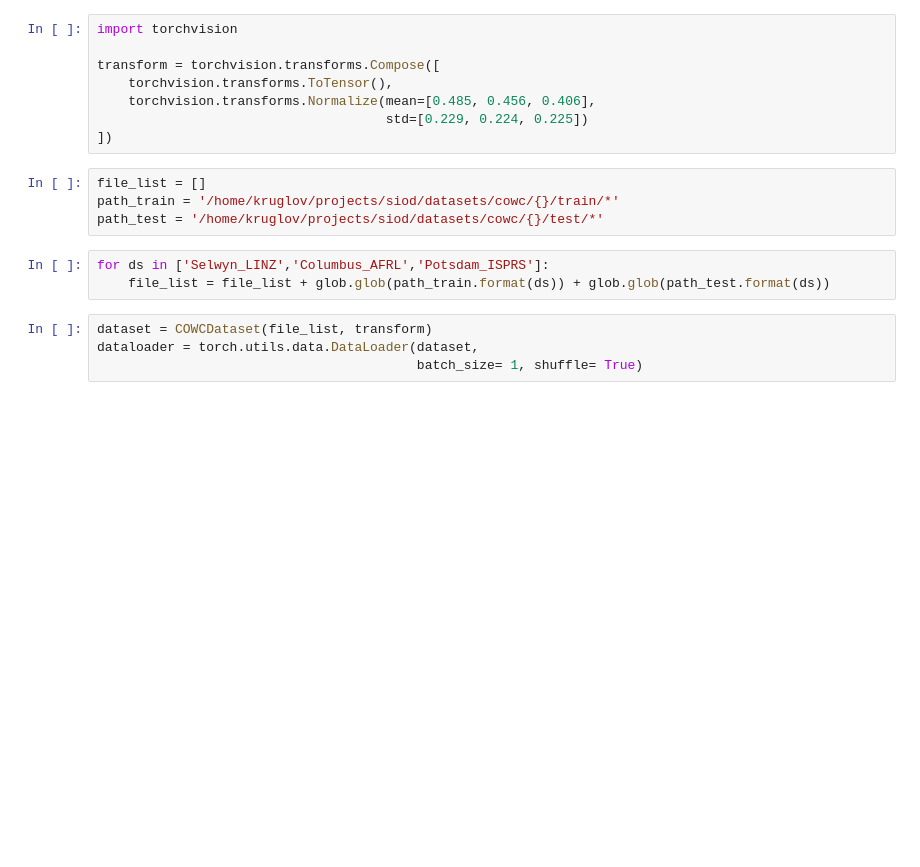
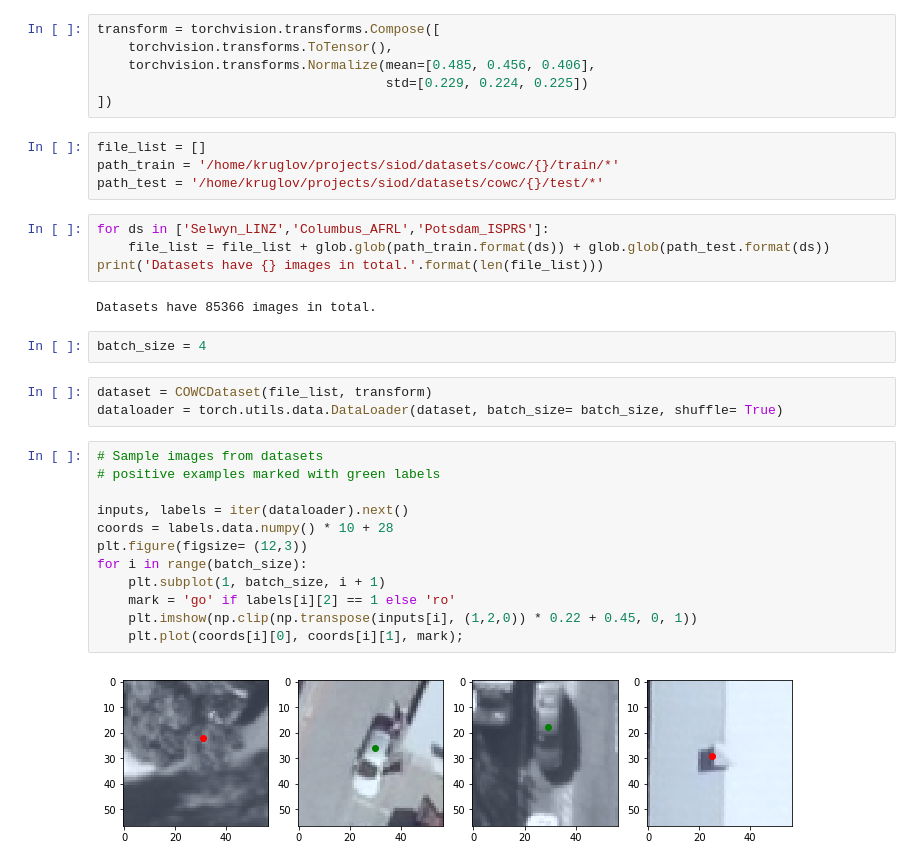
Before and after one commit to unfaint/siod_clf, a Jupyter notebook: demo.ipynb, the cells around one changed output. Saved outputs shown, nothing was run; the diff lists cells and outputs as text; blank space fills up the shorter version.

```diff
--- a/demo.ipynb
+++ b/demo.ipynb
@@ -9,6 +10,4 @@ import torch.utils.data
 # %%
-import torchvision
-
 transform = torchvision.transforms.Compose([
     torchvision.transforms.ToTensor(),
     torchvision.transforms.Normalize(mean=[0.485, 0.456, 0.406],
@@ -21,7 +20,25 @@ path_test = '/home/kruglov/projects/siod/datasets/cowc/{}/test/*'
 # %%
 for ds in ['Selwyn_LINZ','Columbus_AFRL','Potsdam_ISPRS']:
     file_list = file_list + glob.glob(path_train.format(ds)) + glob.glob(path_test.format(ds))
+print('Datasets have {} images in total.'.format(len(file_list)))
+# %% [output]
+Datasets have 85366 images in total.
+# %%
+batch_size = 4
 # %%
 dataset = COWCDataset(file_list, transform)
-dataloader = torch.utils.data.DataLoader(dataset,
-                                         batch_size= 1, shuffle= True)
+dataloader = torch.utils.data.DataLoader(dataset, batch_size= batch_size, shuffle= True)
+# %%
+# Sample images from datasets
+# positive examples marked with green labels
+
+inputs, labels = iter(dataloader).next()
+coords = labels.data.numpy() * 10 + 28
+plt.figure(figsize= (12,3))
+for i in range(batch_size):
+    plt.subplot(1, batch_size, i + 1)
+    mark = 'go' if labels[i][2] == 1 else 'ro'
+    plt.imshow(np.clip(np.transpose(inputs[i], (1,2,0)) * 0.22 + 0.45, 0, 1))
+    plt.plot(coords[i][0], coords[i][1], mark);
+# %% [output]
+[figure, added]
```
Also changed, not shown: parts of 3 cells of this notebook, 3 other files.
